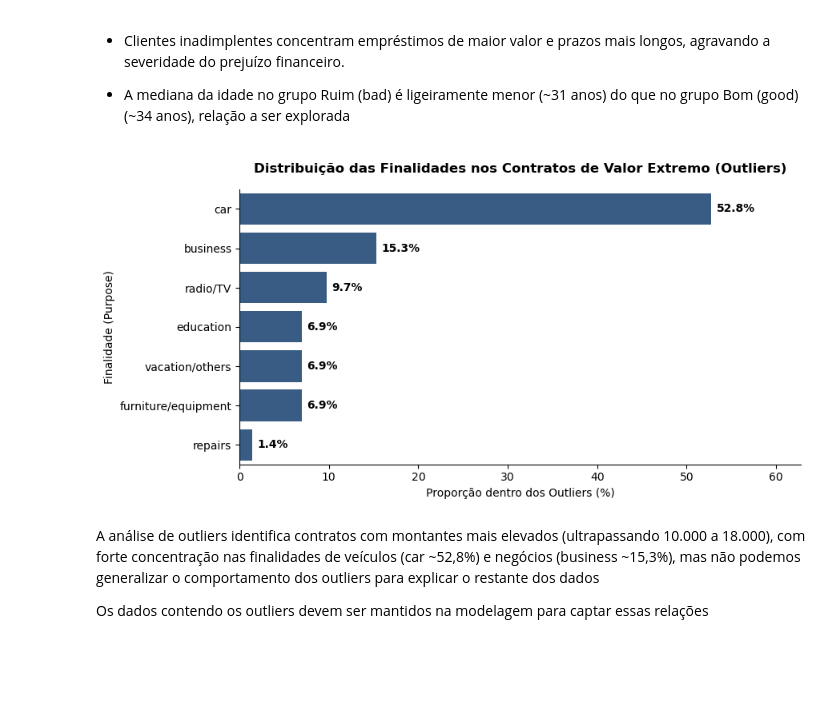
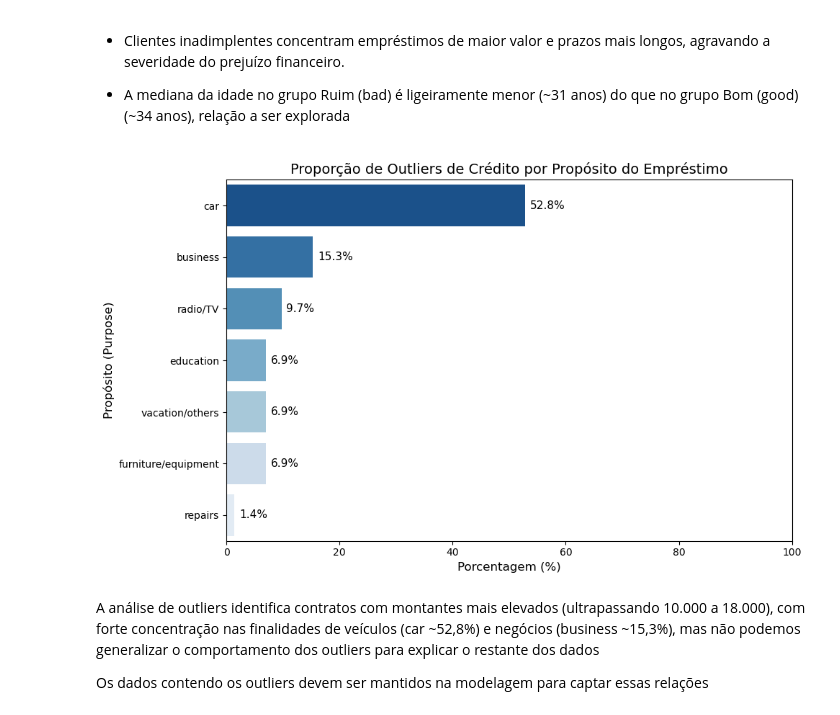
Before and after one commit to VincTorres/Credit_Risk, a Jupyter notebook: notebooks/01_EDA.ipynb, the cells around one changed output. Drawn from its saved outputs; the diff is of its cells as text; code cells hidden in the pictures; blank space fills up the shorter version.

```diff
--- a/notebooks/01_EDA.ipynb
+++ b/notebooks/01_EDA.ipynb
@@ -204,49 +209,52 @@ plt.show()
 
 - A mediana da idade no grupo Ruim (bad) é ligeiramente menor (\~31 anos) do que no grupo Bom (good) (\~34 anos), relação a ser explorada
 # %%
+import pandas as pd
 import matplotlib.pyplot as plt
 import seaborn as sns
+
+# Cálculo do Intervalo Interquartil (IQR)
+Q1 = df['Credit amount'].quantile(0.25)
+Q3 = df['Credit amount'].quantile(0.75)
+IQR = Q3 - Q1
+
+limite_superior = Q3 + 1.5 * IQR
+limite_inferior = Q1 - 1.5 * IQR
+
+# Criação da coluna de outliers
+df['is_outlier_amount'] = (df['Credit amount'] > limite_superior) | (df['Credit amount'] < limite_inferior)
+
+# 2. Agrupamento dos dados
 outlier_purpose = (
     df[df['is_outlier_amount']]['Purpose'].value_counts(normalize=True) * 100
 ).reset_index()
+
 outlier_purpose.columns = ['Purpose', 'Percentage']
 
-# Plot
-plt.figure(figsize=(9, 4.5))
+# Plotagem do Gráfico
+plt.figure(figsize=(10, 6))
+
 ax = sns.barplot(
     data=outlier_purpose,
+    x='Percentage',
     y='Purpose',
-    x='Percentage',
-    color='#2b5c8f',
+    hue='Purpose',
+    palette='Blues_r',
+    legend=False
 )
-for p in ax.patches:
-    width = p.get_width()
-    ax.annotate(
-        f'{width:.1f}%',
-        xy=(width, p.get_y() + p.get_height() / 2),
-        xytext=(5, 0),
-        textcoords='offset points',
-        ha='left',
-        va='center',
-        fontsize=10,
-        fontweight='bold',
-    )
 
-plt.title(
-    'Distribuição das Finalidades nos Contratos de Valor Extremo (Outliers)',
-    fontsize=12,
-    fontweight='bold',
-    pad=15,
-)
-plt.xlabel('Proporção dentro dos Outliers (%)', fontsize=10)
-plt.ylabel('Finalidade (Purpose)', fontsize=10)
-plt.xlim(0, outlier_purpose['Percentage'].max() + 10)
-sns.despine(right=True, top=True)
+for container in ax.containers:
+    ax.bar_label(container, fmt='%.1f%%', padding=5, fontsize=11)
+
+plt.title('Proporção de Outliers de Crédito por Propósito do Empréstimo', fontsize=14)
+plt.xlabel('Porcentagem (%)', fontsize=12)
+plt.ylabel('Propósito (Purpose)', fontsize=12)
+plt.xlim(0, 100)
 
 plt.tight_layout()
 plt.show()
 # %% [output]
-[figure, old version]
+[figure, new version]
 # %% [markdown]
 A análise de outliers identifica contratos com montantes mais elevados (ultrapassando 10.000 a 18.000), com forte concentração nas finalidades de veículos (car ~52,8%) e negócios (business ~15,3%), mas não podemos generalizar o comportamento dos outliers para explicar o restante dos dados
 
```
Also changed, not shown: parts of 5 cells of this notebook.
